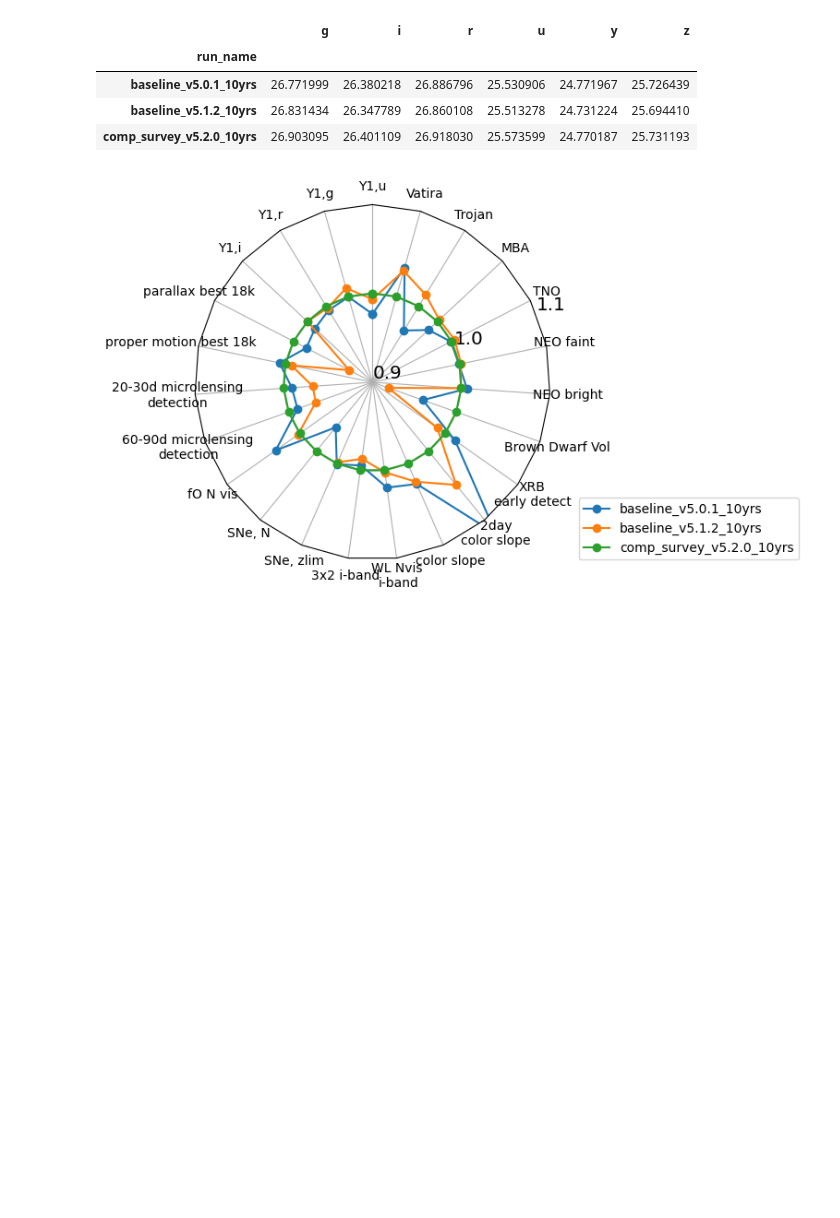
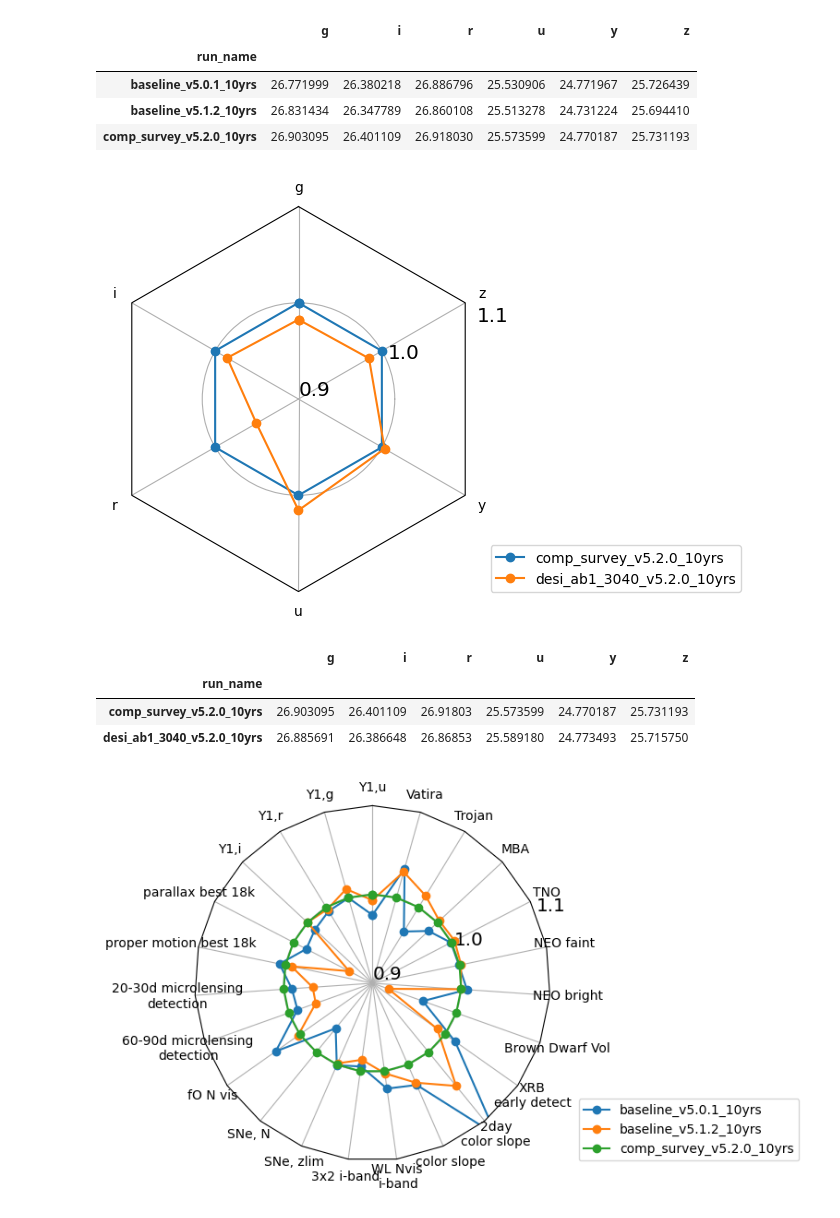
Before and after one commit to lsst-sims/sims_featureScheduler_runs5.2, a Jupyter notebook: maf/quick_look.ipynb, the cells around one changed output. Saved outputs shown, nothing was run; the diff lists cells and outputs as text; code cells hidden in the pictures; blank space fills up the shorter version.

```diff
--- a/maf/quick_look.ipynb
+++ b/maf/quick_look.ipynb
@@ -227,6 +227,21 @@ mag_data.loc[runs]
 | baseline_v5.0.1_10yrs | 26.771999 | 26.380218 | 26.886796 | 25.530906 | 24.771967 | 25.726439 |
 | baseline_v5.1.2_10yrs | 26.831434 | 26.347789 | 26.860108 | 25.513278 | 24.731224 | 25.694410 |
 | comp_survey_v5.2.0_10yrs | 26.903095 | 26.401109 | 26.918030 | 25.573599 | 24.770187 | 25.731193 |
+# %%
+runs = ['comp_survey_v5.2.0_10yrs', 'desi_ab1_3040_v5.2.0_10yrs']
+ndata = norm_df(mag_data, runs, cols=mag_data.columns.values.tolist(),
+                 mag_cols = mag_cols, norm_run='comp_survey_v5.2.0_10yrs')#, invert_cols=['u', 'g', 'r', 'i', 'z', 'y'])
+fig, ax = radar(ndata, legend=True, rgrids=[0.9, 1.0, 1.1], bbox_to_anchor=(1.65, 0))
+# %% [output]
+[figure, added]
+# %%
+# mag_data.loc['comp_survey_v5.2.0_10yrs'], mag_data.loc['desi_ab1_3040_v5.2.0_10yrs']
+mag_data.loc[['comp_survey_v5.2.0_10yrs', 'desi_ab1_3040_v5.2.0_10yrs']]#, mag_data.loc[]
+# %% [output]
+|  | g | i | r | u | y | z |
+| run_name |  |  |  |  |  |  |
+| comp_survey_v5.2.0_10yrs | 26.903095 | 26.401109 | 26.91803 | 25.573599 | 24.770187 | 25.731193 |
+| desi_ab1_3040_v5.2.0_10yrs | 26.885691 | 26.386648 | 26.86853 | 25.589180 | 24.773493 | 25.715750 |
 # %%
 ndata = norm_df(data, runs, cols=data.columns.values.tolist(),
                 invert_cols=invert_cols, mag_cols = mag_cols, norm_run='comp_survey_v5.2.0_10yrs')
```
